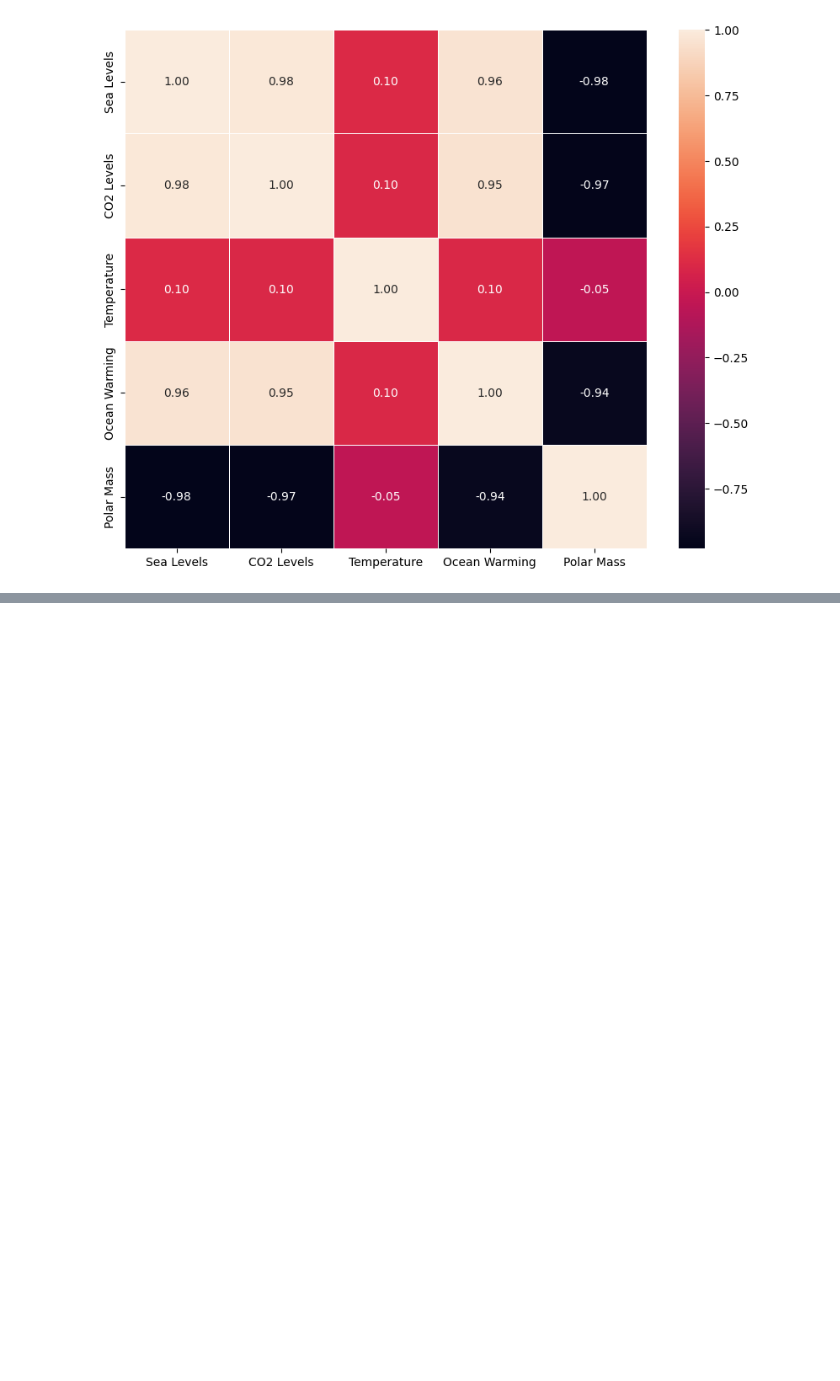
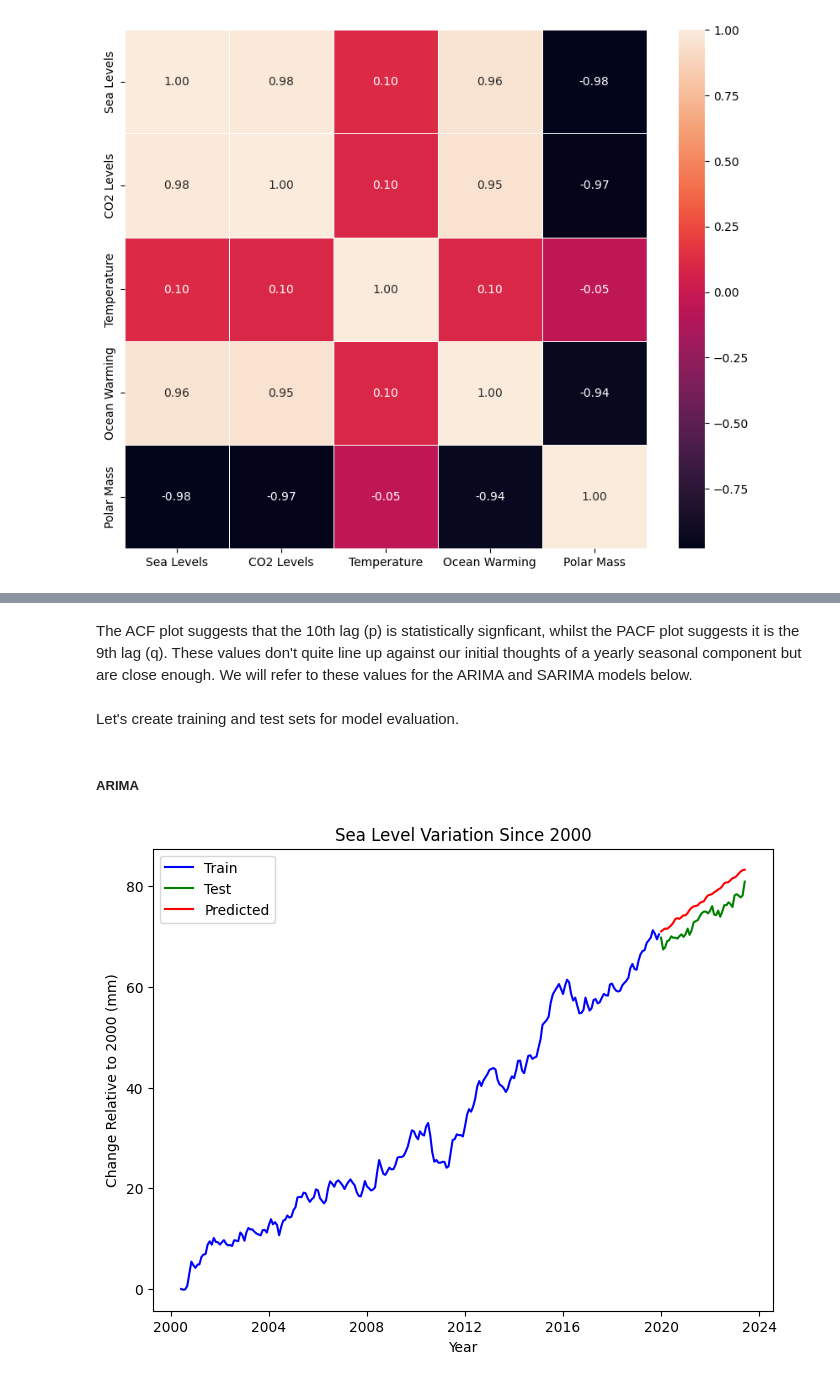
Before and after one commit to rraj786/Sea-Level-Predictions, a Jupyter notebook: Sea Level Predictions.ipynb, the cells around one changed output, grey strips where cells are left out. Drawn from its saved outputs; the diff is of its cells as text; code cells hidden in the pictures; blank space fills up the shorter version.

```diff
--- a/Sea Level Predictions.ipynb
+++ b/Sea Level Predictions.ipynb
@@ -140,0 +213,38 @@ plt.show()
+# %% [markdown]
+The ACF plot suggests that the 10th lag (p) is statistically signficant, whilst the PACF plot suggests it is the 9th lag (q). These values don't quite line up against our initial thoughts of a yearly seasonal component but are close enough. We will refer to these values for the ARIMA and SARIMA models below.
+# %% [markdown]
+Let's create training and test sets for model evaluation.
+# %%
+# Create train/test split (85/15)
+split = int(len(unified) * 0.85)
+train = unified['Sea Levels 1st Order'][1:split].values
+test = unified['Sea Levels 1st Order'][split:]
+# %% [markdown]
+##### ARIMA
+# %%
+# Fit ARIMA model
+arima_model = ARIMA(train, order = (10, 1, 9)).fit()
+
+# Forecast using model
+arima_forecast_diffs = arima_model.forecast(len(test))
+
+# Apply forecasts to training set (they are currently 1st order differences so need to add them)
+arima_forecasts = unified['Sea Levels'][:split]
+for val_idx, time_idx in enumerate(test.index):
+    arima_forecasts[time_idx] = arima_forecasts[-1] + arima_forecast_diffs[val_idx]
+# %%
+# Plot forecasted values and actual values
+plt.figure(figsize = (8, 6))
+plt.plot(unified.index[:split], unified['Sea Levels'][:split], color = 'b', label = 'Train')
+plt.plot(unified.index[split:], unified['Sea Levels'][split:], color = 'g', label = 'Test')
+plt.plot(arima_forecasts.index[split:], arima_forecasts.values[split:], color = 'r', label = 'Predicted')
+
+plt.xlabel('Year')
+plt.ylabel('Change Relative to 2000 (mm)')
+plt.title('Sea Level Variation Since 2000')
+
+plt.legend()
+
+plt.show()
+# %% [output]
+[figure, added]
```
Also changed, not shown: parts of 32 cells of this notebook.
